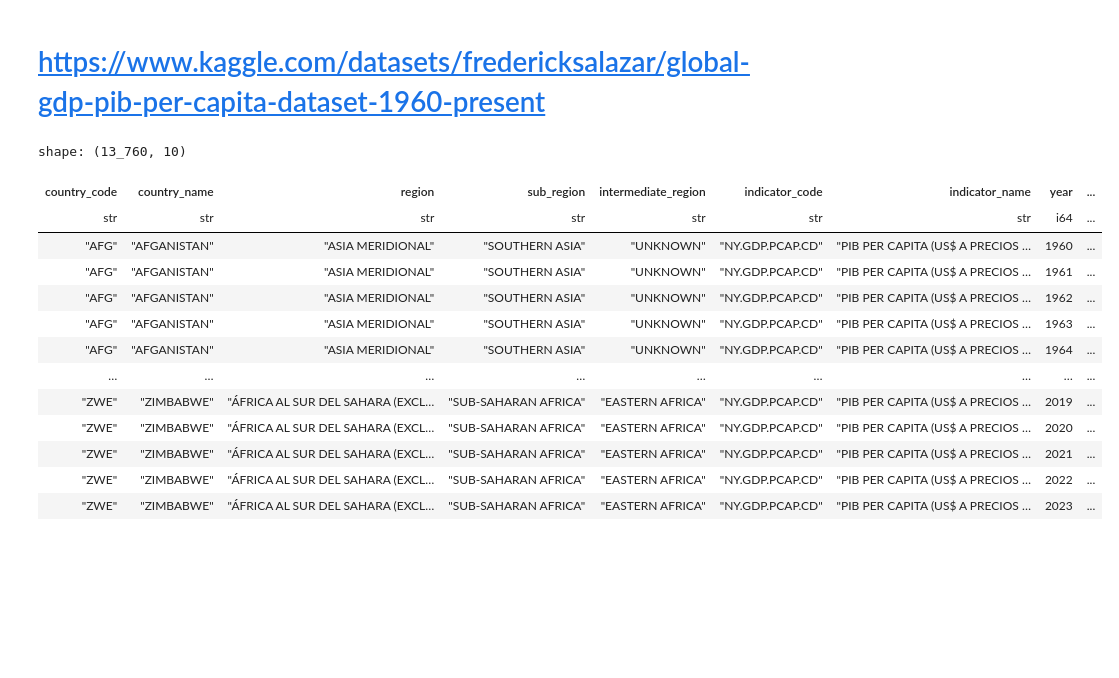
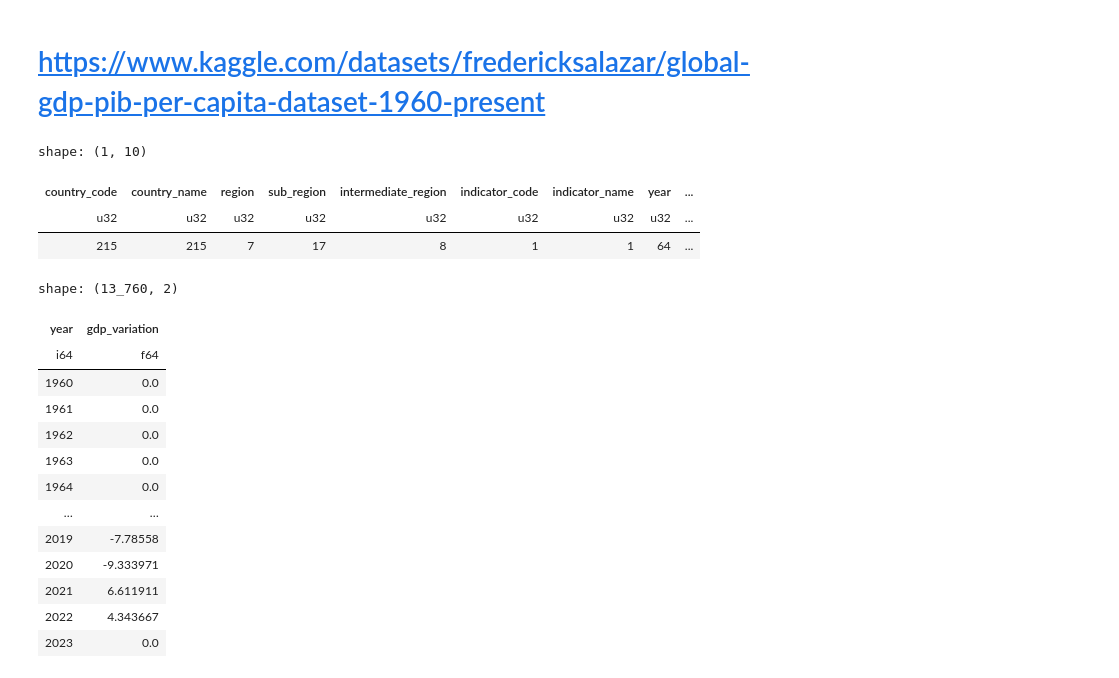
Before and after one commit to ZygimantasB/scikit-learn_training, a Jupyter notebook: Global GDP-PIB per Capita Dataset/train.ipynb, the cells around one changed output. Drawn from its saved outputs; the diff is of its cells as text; code cells hidden in the pictures; blank space fills up the shorter version.

```diff
--- a/Global GDP-PIB per Capita Dataset/train.ipynb
+++ b/Global GDP-PIB per Capita Dataset/train.ipynb
@@ -22,19 +24,9 @@ df = df.with_columns(
     pl.col('gdp_variation').fill_null(0.0)
 )
 # %%
-df
+df.select(pl.col('*').unique().count())
 # %% [output]
-shape: (13_760, 10)
+shape: (1, 10)
 | country_code | country_name | region | sub_region | intermediate_region | indicator_code | indicator_name | year | ... |
-| str | str | str | str | str | str | str | i64 | ... |
-| "AFG" | "AFGANISTAN" | "ASIA MERIDIONAL" | "SOUTHERN ASIA" | "UNKNOWN" | "NY.GDP.PCAP.CD" | "PIB PER CAPITA (US$ A PRECIOS … | 1960 | ... |
-| "AFG" | "AFGANISTAN" | "ASIA MERIDIONAL" | "SOUTHERN ASIA" | "UNKNOWN" | "NY.GDP.PCAP.CD" | "PIB PER CAPITA (US$ A PRECIOS … | 1961 | ... |
-| "AFG" | "AFGANISTAN" | "ASIA MERIDIONAL" | "SOUTHERN ASIA" | "UNKNOWN" | "NY.GDP.PCAP.CD" | "PIB PER CAPITA (US$ A PRECIOS … | 1962 | ... |
-| "AFG" | "AFGANISTAN" | "ASIA MERIDIONAL" | "SOUTHERN ASIA" | "UNKNOWN" | "NY.GDP.PCAP.CD" | "PIB PER CAPITA (US$ A PRECIOS … | 1963 | ... |
-| "AFG" | "AFGANISTAN" | "ASIA MERIDIONAL" | "SOUTHERN ASIA" | "UNKNOWN" | "NY.GDP.PCAP.CD" | "PIB PER CAPITA (US$ A PRECIOS … | 1964 | ... |
-| … | … | … | … | … | … | … | … | ... |
-| "ZWE" | "ZIMBABWE" | "ÁFRICA AL SUR DEL SAHARA (EXCL… | "SUB-SAHARAN AFRICA" | "EASTERN AFRICA" | "NY.GDP.PCAP.CD" | "PIB PER CAPITA (US$ A PRECIOS … | 2019 | ... |
-| "ZWE" | "ZIMBABWE" | "ÁFRICA AL SUR DEL SAHARA (EXCL… | "SUB-SAHARAN AFRICA" | "EASTERN AFRICA" | "NY.GDP.PCAP.CD" | "PIB PER CAPITA (US$ A PRECIOS … | 2020 | ... |
-| "ZWE" | "ZIMBABWE" | "ÁFRICA AL SUR DEL SAHARA (EXCL… | "SUB-SAHARAN AFRICA" | "EASTERN AFRICA" | "NY.GDP.PCAP.CD" | "PIB PER CAPITA (US$ A PRECIOS … | 2021 | ... |
-| "ZWE" | "ZIMBABWE" | "ÁFRICA AL SUR DEL SAHARA (EXCL… | "SUB-SAHARAN AFRICA" | "EASTERN AFRICA" | "NY.GDP.PCAP.CD" | "PIB PER CAPITA (US$ A PRECIOS … | 2022 | ... |
-| "ZWE" | "ZIMBABWE" | "ÁFRICA AL SUR DEL SAHARA (EXCL… | "SUB-SAHARAN AFRICA" | "EASTERN AFRICA" | "NY.GDP.PCAP.CD" | "PIB PER CAPITA (US$ A PRECIOS … | 2023 | ... |
+| u32 | u32 | u32 | u32 | u32 | u32 | u32 | u32 | ... |
+| 215 | 215 | 7 | 17 | 8 | 1 | 1 | 64 | ... |
@@ -40,0 +40,17 @@ shape: (13_760, 10)
+# %%
+X.select(cs.numeric())
+# %% [output]
+shape: (13_760, 2)
+| year | gdp_variation |
+| i64 | f64 |
+| 1960 | 0.0 |
+| 1961 | 0.0 |
+| 1962 | 0.0 |
+| 1963 | 0.0 |
+| 1964 | 0.0 |
+| … | … |
+| 2019 | -7.78558 |
+| 2020 | -9.333971 |
+| 2021 | 6.611911 |
+| 2022 | 4.343667 |
+| 2023 | 0.0 |
```
Also changed, not shown: parts of 49 cells of this notebook.
